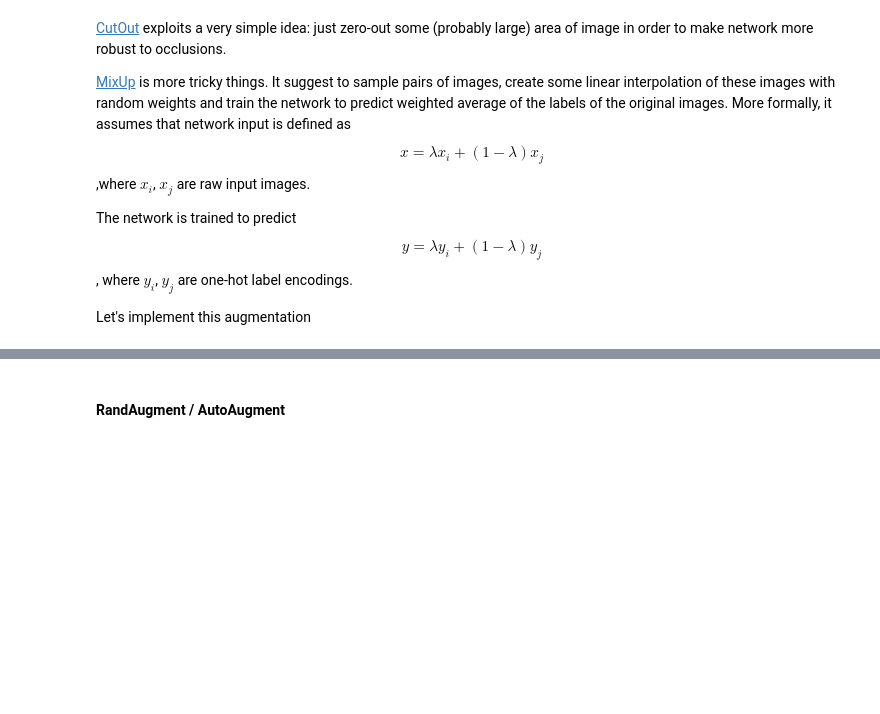
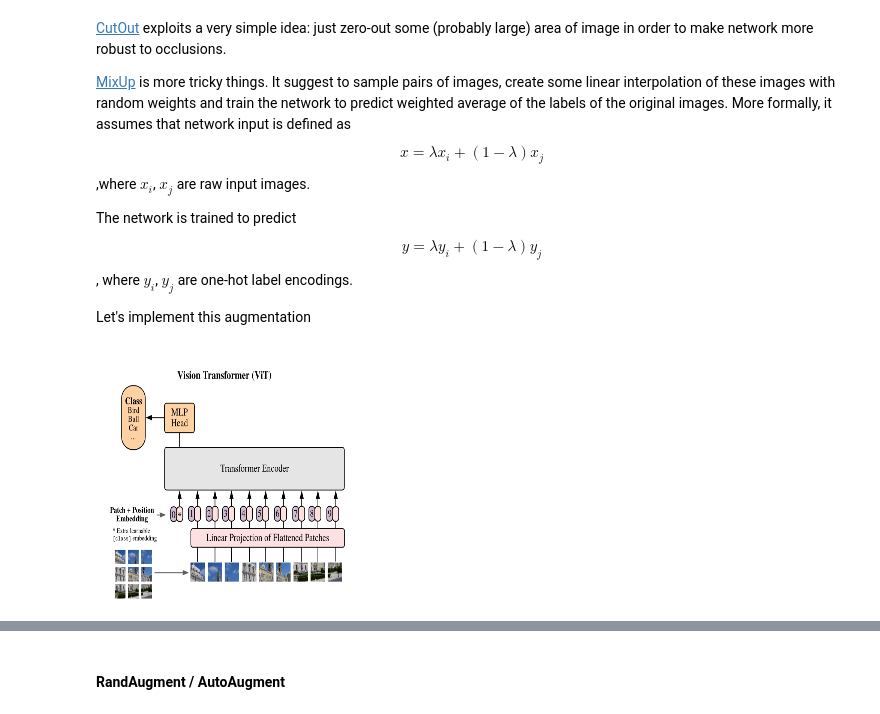
Before and after one commit to manosh7n/deep_vision_and_graphics, a Jupyter notebook: week05-vision_transformers/seminar05.ipynb, the cells around one changed output, grey strips where cells are left out. Drawn from its saved outputs; the diff is of its cells as text; code cells hidden in the pictures; blank space fills up the shorter version.

```diff
--- a/week05-vision_transformers/seminar05.ipynb
+++ b/week05-vision_transformers/seminar05.ipynb
@@ -416,0 +431,15 @@ def mixup_data(x, y, alpha=1.0):
+# %%
+img_paths = ['./ln_in_vit.png',
+            './transformer_encoder.png',
+            './vit.png']
+images = []
+
+for img_path in img_paths:
+    images.append(
+        cv2.resize(cv2.imread(img_path)[:, :, ::-1],
+                       (256, 256))
+    )
+
+Image.fromarray(images[2])
+# %% [output]
+[figure, added]
```
Also changed, not shown: parts of 3 cells of this notebook.
